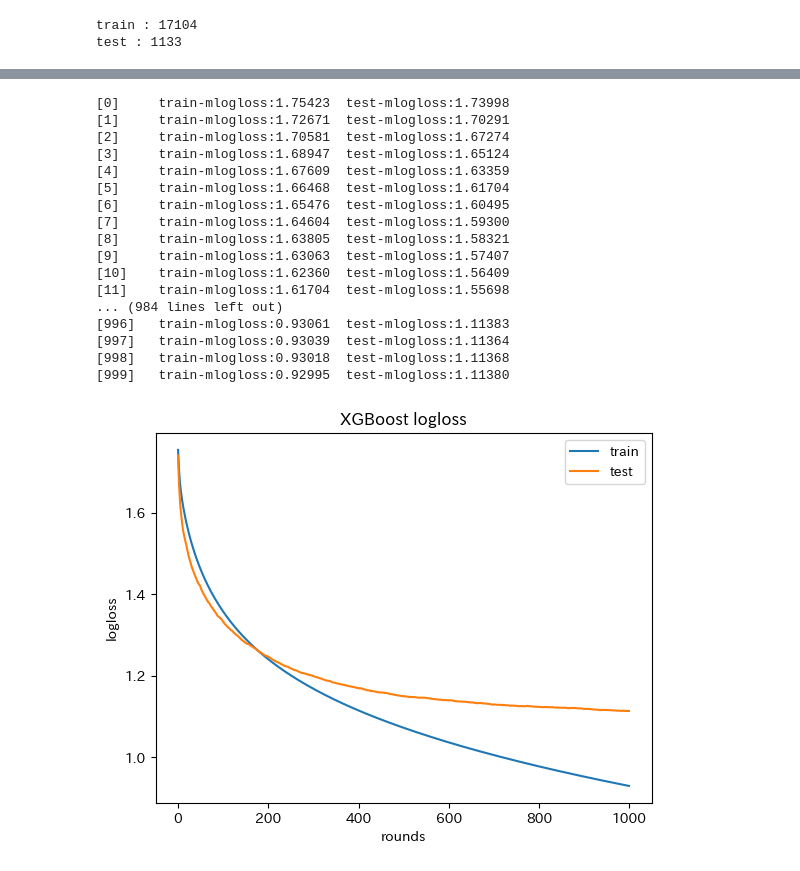
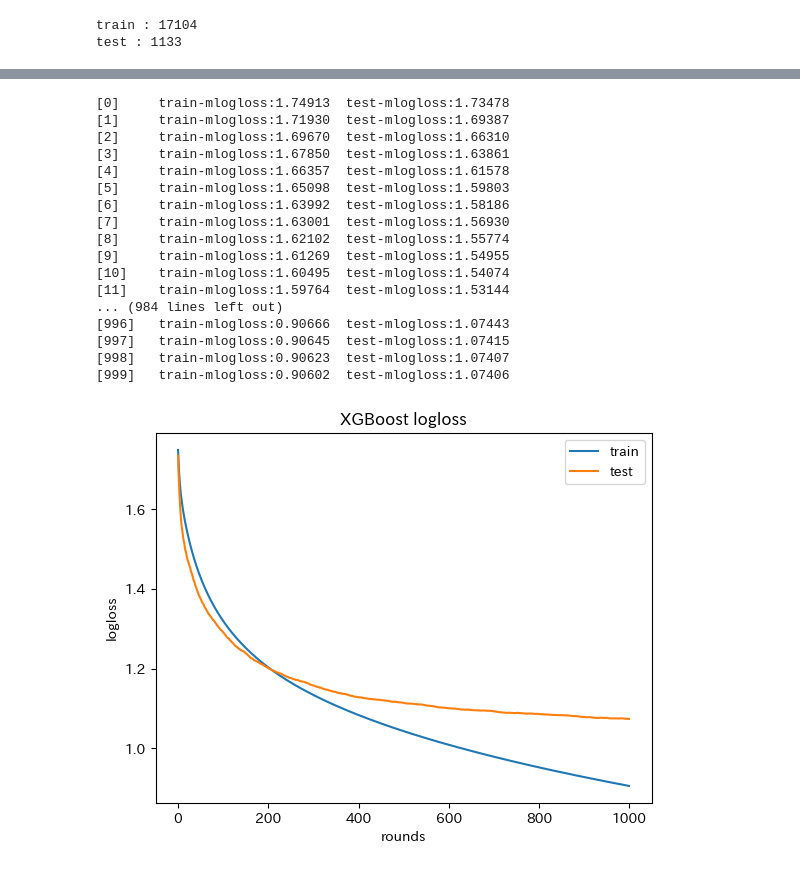
Before and after one commit to maruyama-lab-design/Preservation-of-Emotional-Context-in-Tweet-Embeddings, a Jupyter notebook: doc2vec_kmeans.ipynb, the cells around one changed output, grey strips where cells are left out. Drawn from its saved outputs; the diff is of its cells as text; code cells hidden in the pictures.

```diff
--- a/doc2vec_kmeans.ipynb
+++ b/doc2vec_kmeans.ipynb
@@ -91,15 +91,15 @@ print(tokens)
 # %% [output]
 ['今日', 'の', '月', 'も', '白く', 'て', '明るい', '。', '昨日', 'より', '雲', 'が', '少なく', 'て', 'キレイ', 'な', '?', 'と', '立ち止まる', '帰り道', '｡', 'チャリ', 'なし', '生活', 'も', '悪く', 'ない', '｡']
 # %%
-from gensim.models.doc2vec import Doc2Vec, TaggedDocument
+# from gensim.models.doc2vec import Doc2Vec, TaggedDocument
 
-vector_size = 768
+# vector_size = 768
 
-# TaggedDocumentのリストを作成する
-tagged_data = [TaggedDocument(words=tokenize(sent), tags=[str(i)]) for i, sent in enumerate(sentences)]
+# # TaggedDocumentのリストを作成する
+# tagged_data = [TaggedDocument(words=tokenize(sent), tags=[str(i)]) for i, sent in enumerate(sentences)]
 
-# Doc2Vecモデルの訓練
-model = Doc2Vec(tagged_data, vector_size=vector_size, window=5, min_count=1, workers=16, epochs=1000, sample=1e-4, negative=5)
+# # Doc2Vecモデルの訓練
+# model = Doc2Vec(tagged_data, vector_size=vector_size, window=5, min_count=1, workers=16, epochs=1000, sample=1e-4, negative=5)
 # %% [markdown]
 ## 分散表現を取得
 # %% [markdown]
@@ -121,3 +115,7 @@ memory usage: 53.4 MB
 # %%
 # # 保存する
 # df_embeddings.to_csv('embeddings/doc2vec_embeddings.tsv', sep='\t', index=False)
+# %%
+# 読み込み
+df_embeddings = pd.read_table('embeddings/doc2vec_embeddings.tsv')
+df_embeddings
@@ -515,50 +506,50 @@ test_data = xgb.DMatrix(test_data, label=test_labels)
 # %%
 # モデル
 params = {
     'objective': 'multi:softmax',
     'num_class': len(set(emotion_clusters)),
     'eval_metric': 'mlogloss',
     'verbosity': 0,
     'seed': 0,
     'max_depth': 1,
-    'eta': 0.3,
+    'eta': 1.0,
 }
 
 history = dict()
 
 # 学習
-model = xgb.train(params, train_data, evals=[(train_data, 'train'), (test_data, 'test')], evals_result=history, num_boost_round=1000, early_stopping_rounds=30)
+model = xgb.train(params, train_data, evals=[(train_data, 'train'), (test_data, 'test')], evals_result=history, num_boost_round=1000, early_stopping_rounds=10)
 
 # 予測
 preds_labels = model.predict(test_data)
 
 # グラフ描写
 plt.plot(history['train']['mlogloss'], label='train')
 plt.plot(history['test']['mlogloss'], label='test')
 plt.xlabel('rounds')
 plt.ylabel('logloss')
 plt.title('XGBoost logloss')
 plt.legend()
 plt.show()
 # %% [output]
-[0]     train-mlogloss:1.75423  test-mlogloss:1.73998
-[1]     train-mlogloss:1.72671  test-mlogloss:1.70291
-[2]     train-mlogloss:1.70581  test-mlogloss:1.67274
-[3]     train-mlogloss:1.68947  test-mlogloss:1.65124
-[4]     train-mlogloss:1.67609  test-mlogloss:1.63359
-[5]     train-mlogloss:1.66468  test-mlogloss:1.61704
-[6]     train-mlogloss:1.65476  test-mlogloss:1.60495
-[7]     train-mlogloss:1.64604  test-mlogloss:1.59300
-[8]     train-mlogloss:1.63805  test-mlogloss:1.58321
-[9]     train-mlogloss:1.63063  test-mlogloss:1.57407
-[10]    train-mlogloss:1.62360  test-mlogloss:1.56409
-[11]    train-mlogloss:1.61704  test-mlogloss:1.55698
+[0]     train-mlogloss:1.74913  test-mlogloss:1.73478
+[1]     train-mlogloss:1.71930  test-mlogloss:1.69387
+[2]     train-mlogloss:1.69670  test-mlogloss:1.66310
+[3]     train-mlogloss:1.67850  test-mlogloss:1.63861
+[4]     train-mlogloss:1.66357  test-mlogloss:1.61578
+[5]     train-mlogloss:1.65098  test-mlogloss:1.59803
+[6]     train-mlogloss:1.63992  test-mlogloss:1.58186
+[7]     train-mlogloss:1.63001  test-mlogloss:1.56930
+[8]     train-mlogloss:1.62102  test-mlogloss:1.55774
+[9]     train-mlogloss:1.61269  test-mlogloss:1.54955
+[10]    train-mlogloss:1.60495  test-mlogloss:1.54074
+[11]    train-mlogloss:1.59764  test-mlogloss:1.53144
 ... (984 lines left out)
-[996]   train-mlogloss:0.93061  test-mlogloss:1.11383
-[997]   train-mlogloss:0.93039  test-mlogloss:1.11364
-[998]   train-mlogloss:0.93018  test-mlogloss:1.11368
-[999]   train-mlogloss:0.92995  test-mlogloss:1.11380
+[996]   train-mlogloss:0.90666  test-mlogloss:1.07443
+[997]   train-mlogloss:0.90645  test-mlogloss:1.07415
+[998]   train-mlogloss:0.90623  test-mlogloss:1.07407
+[999]   train-mlogloss:0.90602  test-mlogloss:1.07406
-[figure, old version]
+[figure, new version]
 # %%
 from sklearn.metrics import confusion_matrix, classification_report
 import seaborn as sns
```
Also changed, not shown: parts of 18 cells of this notebook, 3 other files.
